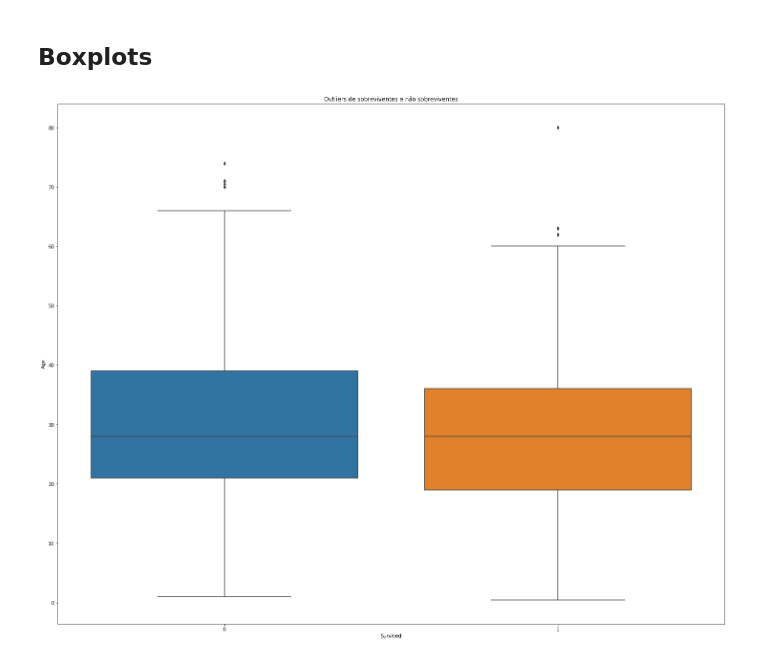
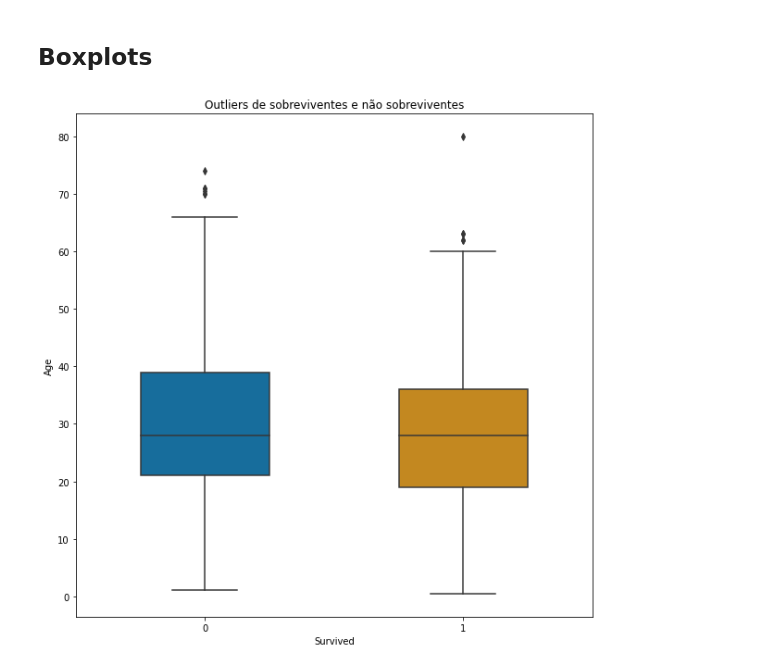
Before and after one commit to 462396942/Analise-descritiva-de-dados-titanic, a Jupyter notebook: analise-dados-titanic.ipynb, the cells around one changed output. Cells and saved outputs as stored; diff of their text form; code cells hidden in the pictures.

```diff
--- a/analise-dados-titanic.ipynb
+++ b/analise-dados-titanic.ipynb
@@ -24,4 +24,6 @@ base
 | 889 | 890 | 1 | 1 | Behr, Mr. Karl Howell | male | 26.0 | 0 | 0 | 111369 | 30.0000 | ... |
 | 890 | 891 | 0 | 3 | Dooley, Mr. Patrick | male | 32.0 | 0 | 0 | 370376 | 7.7500 | ... |
 891 rows × 12 columns
+# %%
+base.drop("PassengerId", inplace=True, axis=1 )
 # %%
@@ -33,12 +33,8 @@ base.hist(bins=30, figsize=(20,20), color = 'r');
 # %% [markdown]
 ## Boxplots
 # %%
-plt.figure(figsize=(25, 20))
+plt.figure(figsize=(10, 10))
 plt.title("Outliers de sobreviventes e não sobreviventes")
-plt.xlabel("Sobreviventes")
-plt.ylabel("Idade")
-#sns.color_palette("Set2")
-sns.boxplot(x = 'Survived', y = 'Age', data=base);
-#base.boxplot(by="Survived", grid=False);
+sns.boxplot(x = 'Survived', y = 'Age', data=base, width=0.5, palette="colorblind");
 # %% [output]
-[figure, old version]
+[figure, new version]
```
Also changed, not shown: parts of 10 cells of this notebook.
